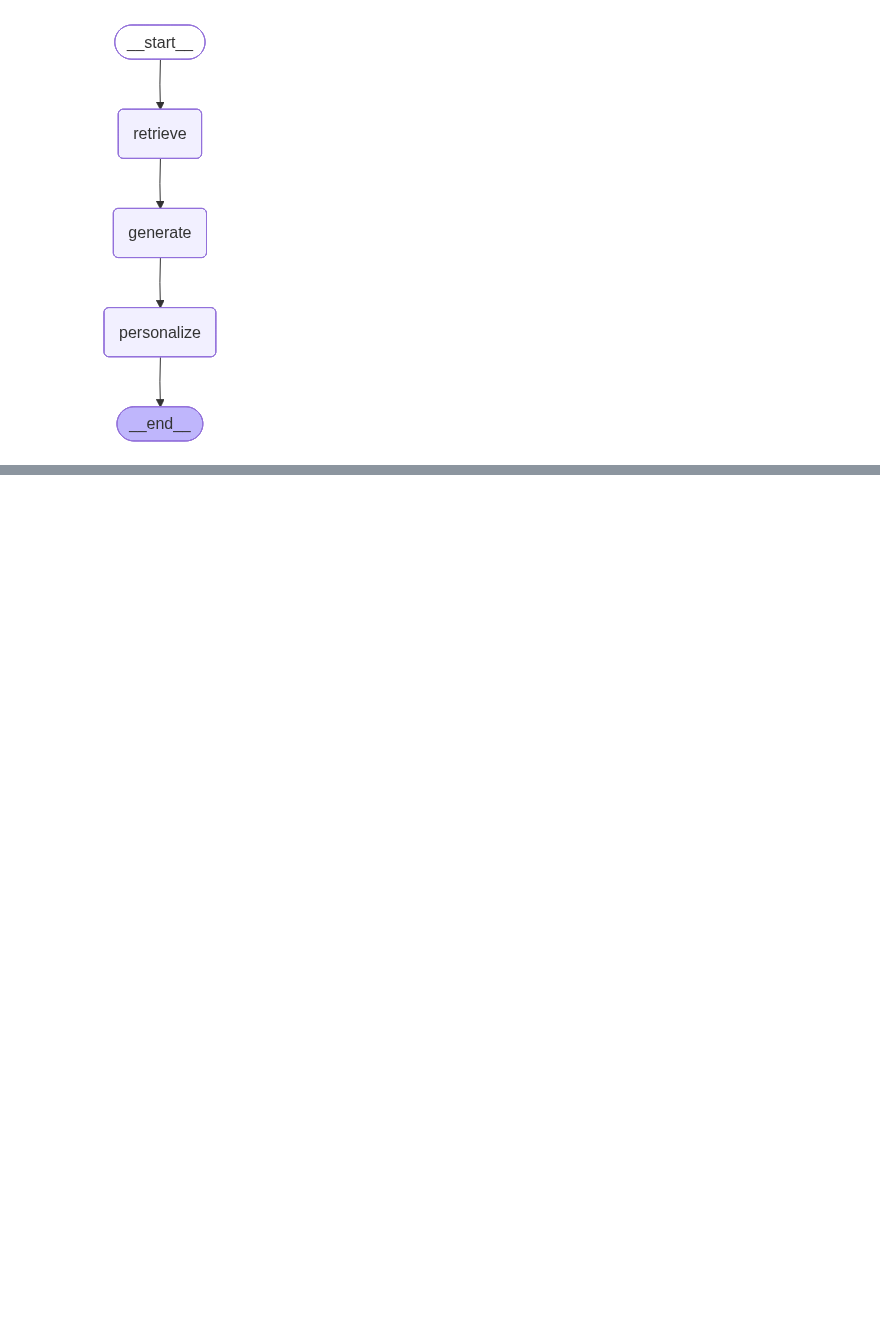
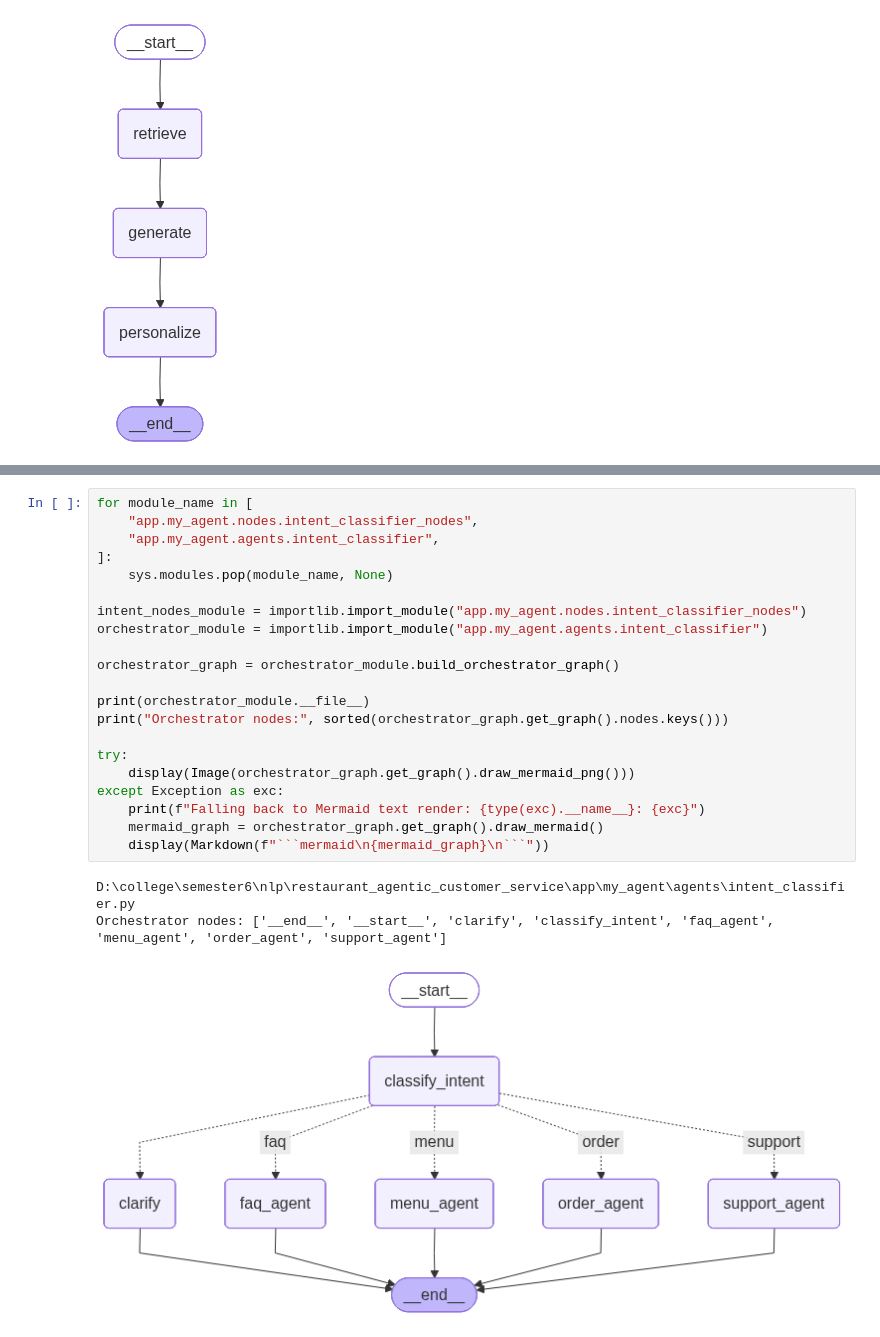
Before and after one commit to mo7amedmengasu/Agentic-Customer-Service-For-A-Restaurant, a Jupyter notebook: app/my_agent/labs/lab.ipynb, the cells around one changed output, grey strips where cells are left out. Saved outputs shown, nothing was run; the diff lists cells and outputs as text; blank space fills up the shorter version.

````diff
--- a/app/my_agent/labs/lab.ipynb
+++ b/app/my_agent/labs/lab.ipynb
@@ -151,0 +210,25 @@ D:\college\semester6\nlp\restaurant_agentic_customer_service\app\my_agent\agents
+# %%
+for module_name in [
+    "app.my_agent.nodes.intent_classifier_nodes",
+    "app.my_agent.agents.intent_classifier",
+]:
+    sys.modules.pop(module_name, None)
+
+intent_nodes_module = importlib.import_module("app.my_agent.nodes.intent_classifier_nodes")
+orchestrator_module = importlib.import_module("app.my_agent.agents.intent_classifier")
+
+orchestrator_graph = orchestrator_module.build_orchestrator_graph()
+
+print(orchestrator_module.__file__)
+print("Orchestrator nodes:", sorted(orchestrator_graph.get_graph().nodes.keys()))
+
+try:
+    display(Image(orchestrator_graph.get_graph().draw_mermaid_png()))
+except Exception as exc:
+    print(f"Falling back to Mermaid text render: {type(exc).__name__}: {exc}")
+    mermaid_graph = orchestrator_graph.get_graph().draw_mermaid()
+    display(Markdown(f"```mermaid\n{mermaid_graph}\n```"))
+# %% [output]
+D:\college\semester6\nlp\restaurant_agentic_customer_service\app\my_agent\agents\intent_classifier.py
+Orchestrator nodes: ['__end__', '__start__', 'clarify', 'classify_intent', 'faq_agent', 'menu_agent', 'order_agent', 'support_agent']
+[figure, added]
````
Also changed, not shown: parts of 6 cells of this notebook, 36 other files.
